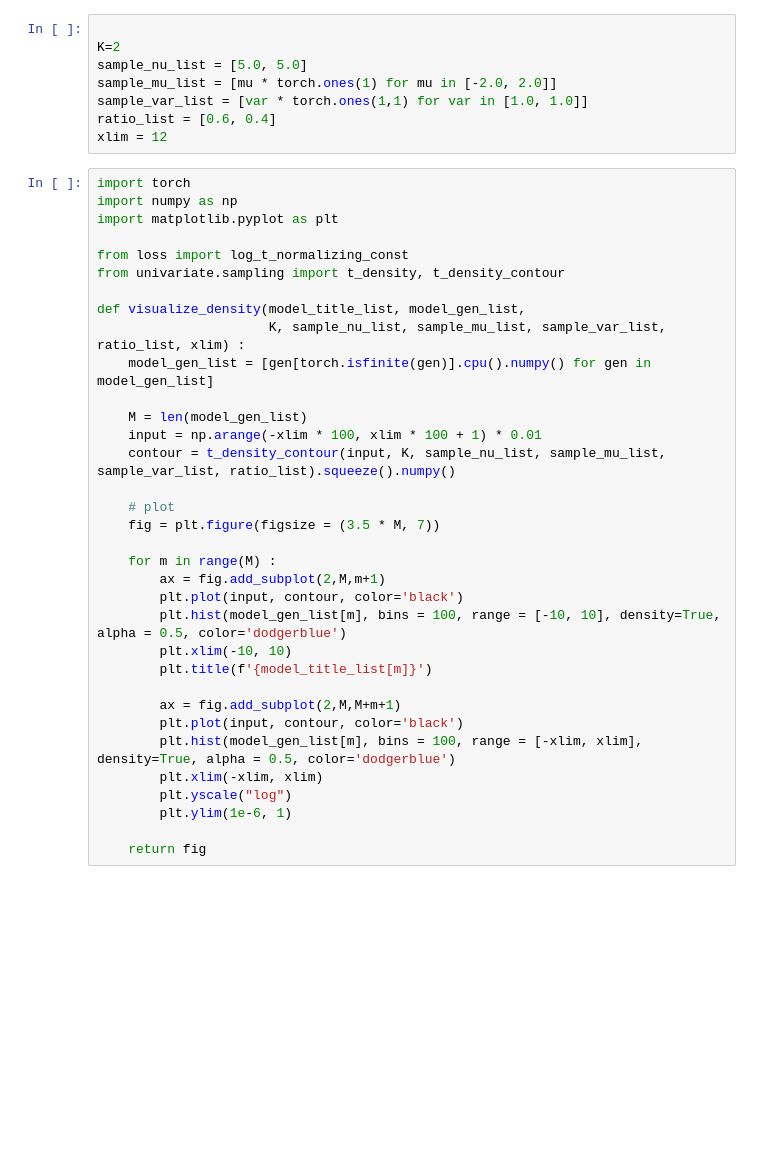
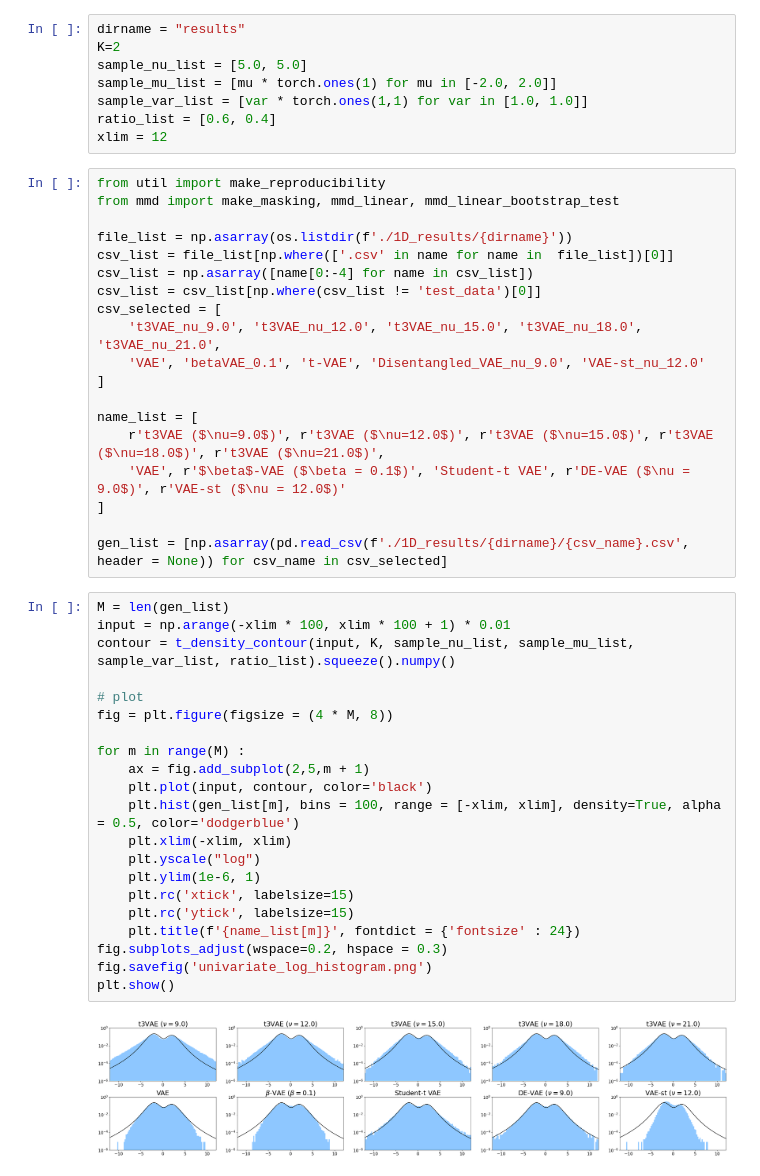
Before and after one commit to Mincheol2/t3VAE, a Jupyter notebook: synthetic_data_current/univariate_plot.ipynb, the cells around one changed output. Drawn from its saved outputs; the diff is of its cells as text; blank space fills up the shorter version.

Commit message:
Synthetic data analysis

```diff
--- a/synthetic_data_current/univariate_plot.ipynb
+++ b/synthetic_data_current/univariate_plot.ipynb
@@ -8,42 +37,50 @@ dirname = "results"
 # %%
-
+dirname = "results"
 K=2
 sample_nu_list = [5.0, 5.0]
 sample_mu_list = [mu * torch.ones(1) for mu in [-2.0, 2.0]]
 sample_var_list = [var * torch.ones(1,1) for var in [1.0, 1.0]]
 ratio_list = [0.6, 0.4]
 xlim = 12
+# %%
+from util import make_reproducibility
+from mmd import make_masking, mmd_linear, mmd_linear_bootstrap_test
+
+file_list = np.asarray(os.listdir(f'./1D_results/{dirname}'))
+csv_list = file_list[np.where(['.csv' in name for name in  file_list])[0]]
+csv_list = np.asarray([name[0:-4] for name in csv_list])
+csv_list = csv_list[np.where(csv_list != 'test_data')[0]]
+csv_selected = [
+    't3VAE_nu_9.0', 't3VAE_nu_12.0', 't3VAE_nu_15.0', 't3VAE_nu_18.0', 't3VAE_nu_21.0',
+    'VAE', 'betaVAE_0.1', 't-VAE', 'Disentangled_VAE_nu_9.0', 'VAE-st_nu_12.0'
+]
+
+name_list = [
+    r't3VAE ($\nu=9.0$)', r't3VAE ($\nu=12.0$)', r't3VAE ($\nu=15.0$)', r't3VAE ($\nu=18.0$)', r't3VAE ($\nu=21.0$)',
+    'VAE', r'$\beta$-VAE ($\beta = 0.1$)', 'Student-t VAE', r'DE-VAE ($\nu = 9.0$)', r'VAE-st ($\nu = 12.0$)'
+]
+
+gen_list = [np.asarray(pd.read_csv(f'./1D_results/{dirname}/{csv_name}.csv', header = None)) for csv_name in csv_selected]
 # %%
-import torch
-import numpy as np
-import matplotlib.pyplot as plt
+M = len(gen_list)
+input = np.arange(-xlim * 100, xlim * 100 + 1) * 0.01
+contour = t_density_contour(input, K, sample_nu_list, sample_mu_list, sample_var_list, ratio_list).squeeze().numpy()
 
-from loss import log_t_normalizing_const
-from univariate.sampling import t_density, t_density_contour
+# plot
+fig = plt.figure(figsize = (4 * M, 8))
 
-def visualize_density(model_title_list, model_gen_list,
-                      K, sample_nu_list, sample_mu_list, sample_var_list, ratio_list, xlim) :
-    model_gen_list = [gen[torch.isfinite(gen)].cpu().numpy() for gen in model_gen_list]
-
-    M = len(model_gen_list)
-    input = np.arange(-xlim * 100, xlim * 100 + 1) * 0.01
-    contour = t_density_contour(input, K, sample_nu_list, sample_mu_list, sample_var_list, ratio_list).squeeze().numpy()
-
-    # plot
-    fig = plt.figure(figsize = (3.5 * M, 7))
-
-    for m in range(M) :
-        ax = fig.add_subplot(2,M,m+1)
-        plt.plot(input, contour, color='black')
-        plt.hist(model_gen_list[m], bins = 100, range = [-10, 10], density=True, alpha = 0.5, color='dodgerblue')
-        plt.xlim(-10, 10)
-        plt.title(f'{model_title_list[m]}')
-
-        ax = fig.add_subplot(2,M,M+m+1)
-        plt.plot(input, contour, color='black')
-        plt.hist(model_gen_list[m], bins = 100, range = [-xlim, xlim], density=True, alpha = 0.5, color='dodgerblue')
-        plt.xlim(-xlim, xlim)
-        plt.yscale("log")
-        plt.ylim(1e-6, 1)
-
-    return fig
+for m in range(M) :
+    ax = fig.add_subplot(2,5,m + 1)
+    plt.plot(input, contour, color='black')
+    plt.hist(gen_list[m], bins = 100, range = [-xlim, xlim], density=True, alpha = 0.5, color='dodgerblue')
+    plt.xlim(-xlim, xlim)
+    plt.yscale("log")
+    plt.ylim(1e-6, 1)
+    plt.rc('xtick', labelsize=15)
+    plt.rc('ytick', labelsize=15)
+    plt.title(f'{name_list[m]}', fontdict = {'fontsize' : 24})
+fig.subplots_adjust(wspace=0.2, hspace = 0.3)
+fig.savefig('univariate_log_histogram.png')
+plt.show()
+# %% [output]
+[figure, added]
```
Also changed, not shown: parts of 5 cells of this notebook, 2 other files.
